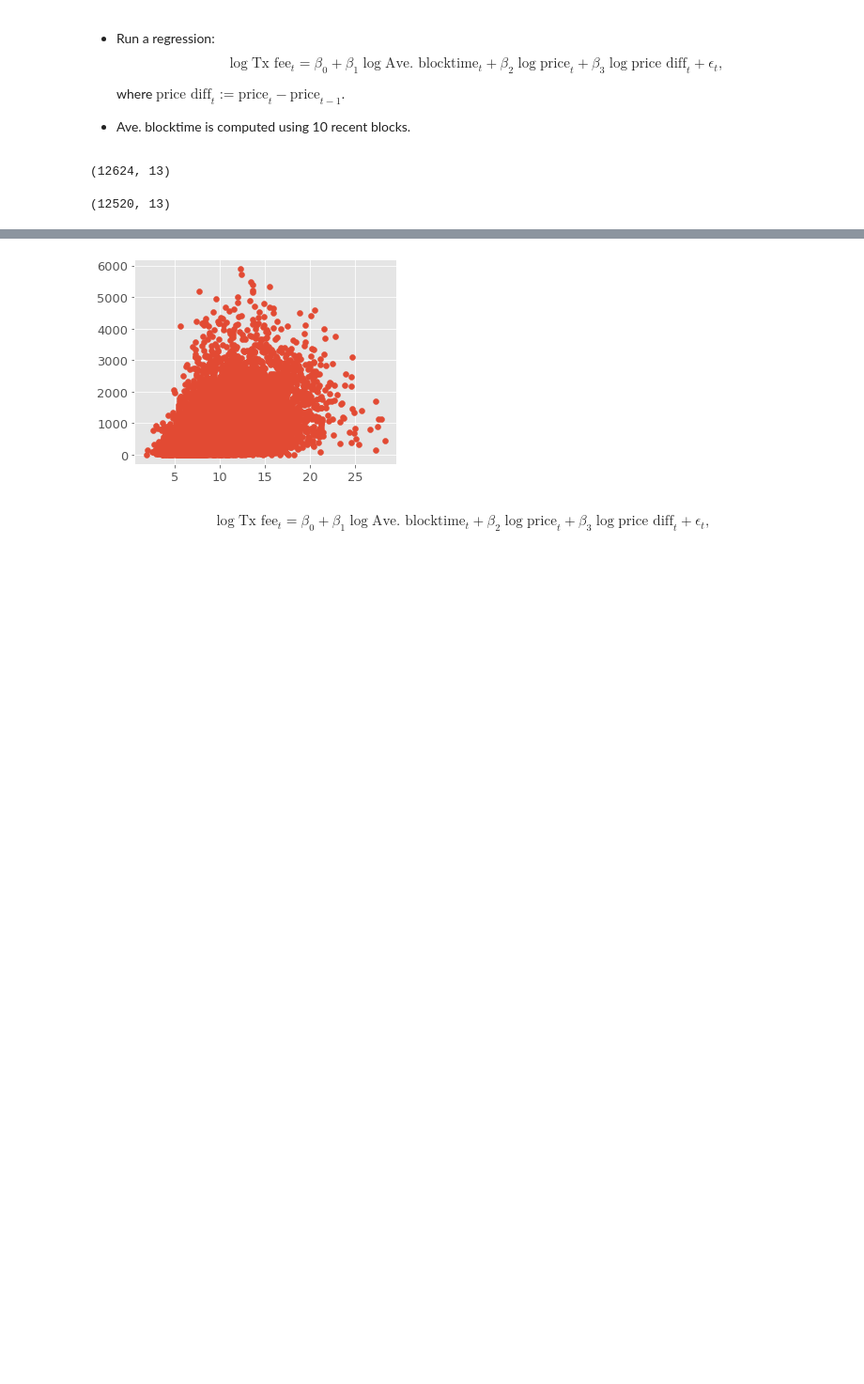
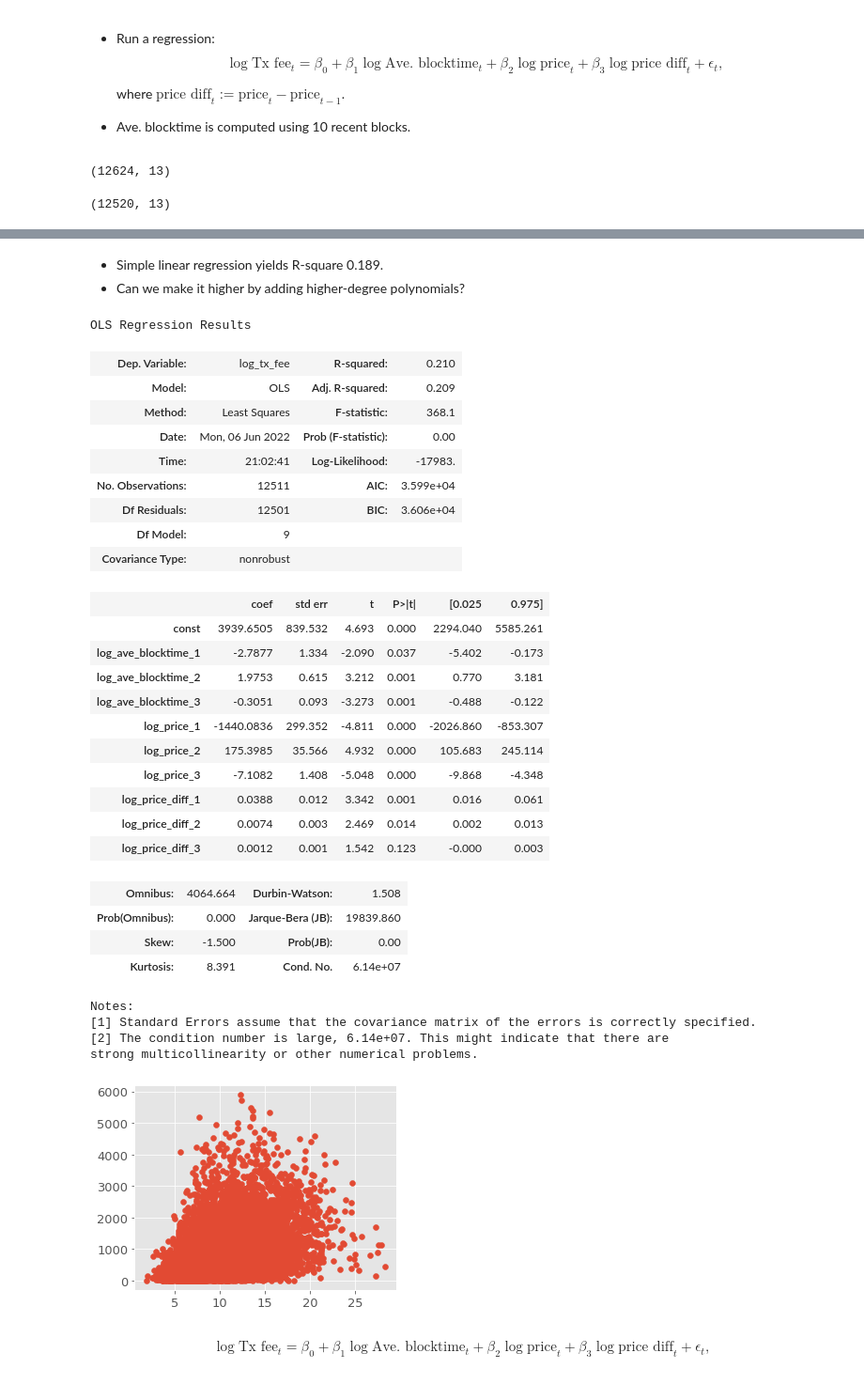
Before and after one commit to okuchap/DAA_Lucas, a Jupyter notebook: notebook/simulation_tx_fee.ipynb, the cells around one changed output, grey strips where cells are left out. Shown at 94% size. Drawn from its saved outputs; the diff is of its cells as text; code cells hidden in the pictures; blank space fills up the shorter version.

Commit message:
update hash_price and tx_fee

```diff
--- a/notebook/simulation_tx_fee.ipynb
+++ b/notebook/simulation_tx_fee.ipynb
@@ -123,6 +121,60 @@ OLS Regression Results
 | Kurtosis: | 8.294 | Cond. No. | 323. |
 Notes:
 [1] Standard Errors assume that the covariance matrix of the errors is correctly specified.
+# %% [markdown]
+* Simple linear regression yields R-square 0.189.
+* Can we make it higher by adding higher-degree polynomials?
+# %%
+df_poly = df_reg.copy()
+deg_poly = 3
+
+reg_var_list = []
+cov_list = ['ave_blocktime', 'price', 'price_diff']
+for var_name in cov_list:
+    for i in range(1,deg_poly+1):
+        col_name = 'log_' + var_name + '_{}'.format(i)
+        val = np.log(df_poly[var_name])**i
+        df_poly[col_name] = val
+        reg_var_list.append(col_name)
+df_poly['log_tx_fee'] = np.log(df_poly['tx_fee_USD'])
+# %%
+X_poly = df_poly[reg_var_list]
+X_poly = sm.add_constant(X_poly)
+Y_poly = df_poly['log_tx_fee']
+
+model_poly = sm.OLS(Y_poly, X_poly)
+res_poly = model_poly.fit()
+res_poly.summary()
+# %% [output]
+OLS Regression Results
+| Dep. Variable: | log_tx_fee | R-squared: | 0.210 |
+| Model: | OLS | Adj. R-squared: | 0.209 |
+| Method: | Least Squares | F-statistic: | 368.1 |
+| Date: | Mon, 06 Jun 2022 | Prob (F-statistic): | 0.00 |
+| Time: | 21:02:41 | Log-Likelihood: | -17983. |
+| No. Observations: | 12511 | AIC: | 3.599e+04 |
+| Df Residuals: | 12501 | BIC: | 3.606e+04 |
+| Df Model: | 9 |  |  |
+| Covariance Type: | nonrobust |  |  |
+|  | coef | std err | t | P>|t| | [0.025 | 0.975] |
+| const | 3939.6505 | 839.532 | 4.693 | 0.000 | 2294.040 | 5585.261 |
+| log_ave_blocktime_1 | -2.7877 | 1.334 | -2.090 | 0.037 | -5.402 | -0.173 |
+| log_ave_blocktime_2 | 1.9753 | 0.615 | 3.212 | 0.001 | 0.770 | 3.181 |
+| log_ave_blocktime_3 | -0.3051 | 0.093 | -3.273 | 0.001 | -0.488 | -0.122 |
+| log_price_1 | -1440.0836 | 299.352 | -4.811 | 0.000 | -2026.860 | -853.307 |
+| log_price_2 | 175.3985 | 35.566 | 4.932 | 0.000 | 105.683 | 245.114 |
+| log_price_3 | -7.1082 | 1.408 | -5.048 | 0.000 | -9.868 | -4.348 |
+| log_price_diff_1 | 0.0388 | 0.012 | 3.342 | 0.001 | 0.016 | 0.061 |
+| log_price_diff_2 | 0.0074 | 0.003 | 2.469 | 0.014 | 0.002 | 0.013 |
+| log_price_diff_3 | 0.0012 | 0.001 | 1.542 | 0.123 | -0.000 | 0.003 |
+| Omnibus: | 4064.664 | Durbin-Watson: | 1.508 |
+| Prob(Omnibus): | 0.000 | Jarque-Bera (JB): | 19839.860 |
+| Skew: | -1.500 | Prob(JB): | 0.00 |
+| Kurtosis: | 8.391 | Cond. No. | 6.14e+07 |
+Notes:
+[1] Standard Errors assume that the covariance matrix of the errors is correctly specified.
+[2] The condition number is large, 6.14e+07. This might indicate that there are
+strong multicollinearity or other numerical problems.
 # %%
 plt.scatter(df_reg['ave_blocktime'], Y)
 plt.show()
```
Also changed, not shown: parts of 2 cells of this notebook, 2 other files.
